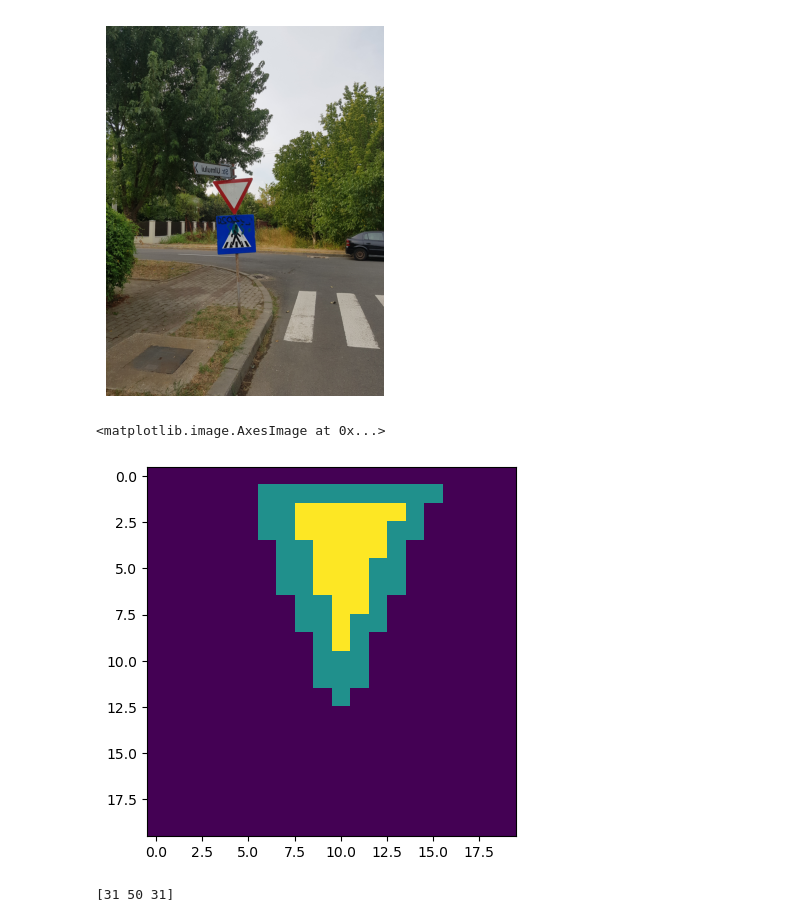
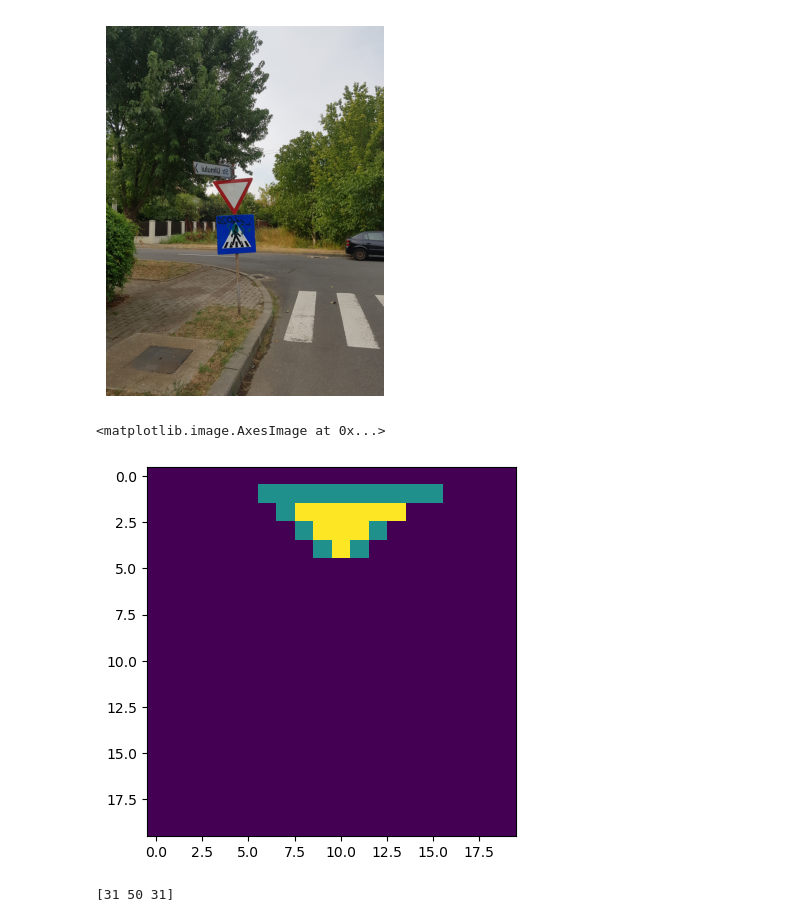
Before and after one commit to mircea-mihail/bike-system, a Jupyter notebook: scripts-and-misc/detectSigns/detect_give-way.ipynb, the cells around one changed output. Saved outputs shown, nothing was run; the diff lists cells and outputs as text; code cells hidden in the pictures.

```diff
--- a/scripts-and-misc/detectSigns/detect_give-way.ipynb
+++ b/scripts-and-misc/detectSigns/detect_give-way.ipynb
@@ -46,8 +51,12 @@ plt.show()
 def between(p_val, p_lower, p_higher):
     return p_val <= p_higher and p_val >= p_lower
 
-def drawSign(p_mat, p_x_start, p_y_start, p_side):
-    height_factor = 1.5
+def drawSign(p_mat, p_x_start, p_y_start, p_side, p_height = -1):
+    height_factor = 1
+
+    if p_height != -1:
+        equilateral_height = int(np.sqrt(3 * p_side * p_side /4))
+        height_factor = p_height / equilateral_height
 
     red_tiangle_height = int(np.sqrt(3 * p_side * p_side /4) * height_factor)
     converging_factor = 2 / np.sqrt(3) / height_factor # math :)
@@ -67,34 +76,34 @@ def drawSign(p_mat, p_x_start, p_y_start, p_side):
     white_y_start = p_y_start + int((p_side - white_side) * np.sqrt(3) / 6)
 
     white_triangle_height = int(np.sqrt(3 * white_side * white_side / 4) * height_factor)
 
     for i in range(p_x_start, p_x_start + red_tiangle_height):
         for j in range(int(p_y_start + ((i - p_x_start)/2) * converging_factor), int(p_y_start + p_side - (i - p_x_start) / 2 * converging_factor)):
             if(np.random.rand() <= px_culling_rate):
                 if between(i,
                     white_x_start - (p_side - white_side) * np.sqrt(3) / 12,
                     white_x_start + white_triangle_height)\
                 and between(j,
                     white_y_start + (p_side - white_side) * np.sqrt(3) / 4 + ((i - white_x_start) / 2) * converging_factor,
                     white_y_start + white_side - (i - white_x_start) / 2 * converging_factor):
 
                     p_mat[i][j] = 20
                 else:
                     p_mat[i][j] = 10
 
 matrix = np.zeros((20, 20))
-drawSign(matrix, 1, 6, 10)
+drawSign(matrix, 1, 6, 10, 4)
 plt.imshow(matrix)
 
 # matrix = np.zeros((200, 200))
 # drawSign(matrix, 30, 10, 70)
 # plt.imshow(matrix)
 
 # matrix = np.zeros((1000, 1000))
 # drawSign(matrix, 10, 400, 600)
 # plt.imshow(matrix)
 # %% [output]
 <matplotlib.image.AxesImage at 0x...>
-[figure, old version]
+[figure, new version]
 # %%
 # print a generated give way sign on a immage
```
Also changed, not shown: parts of 5 cells of this notebook.
